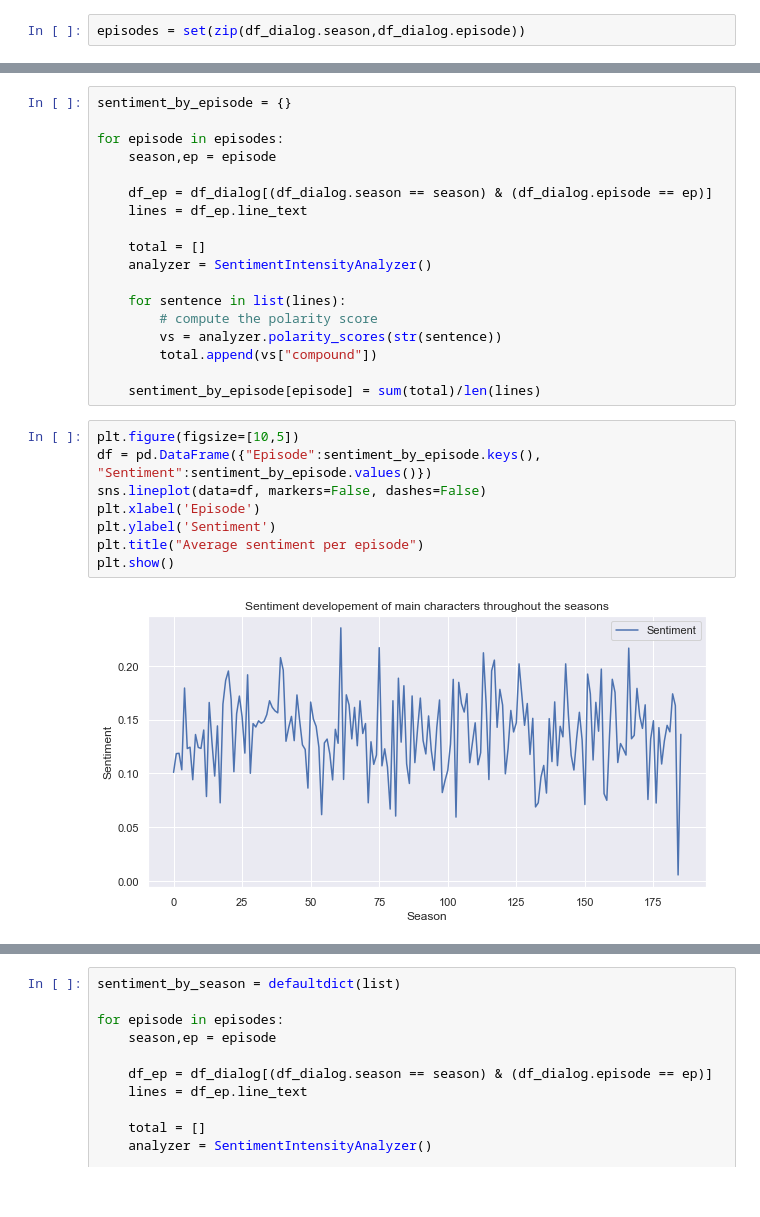
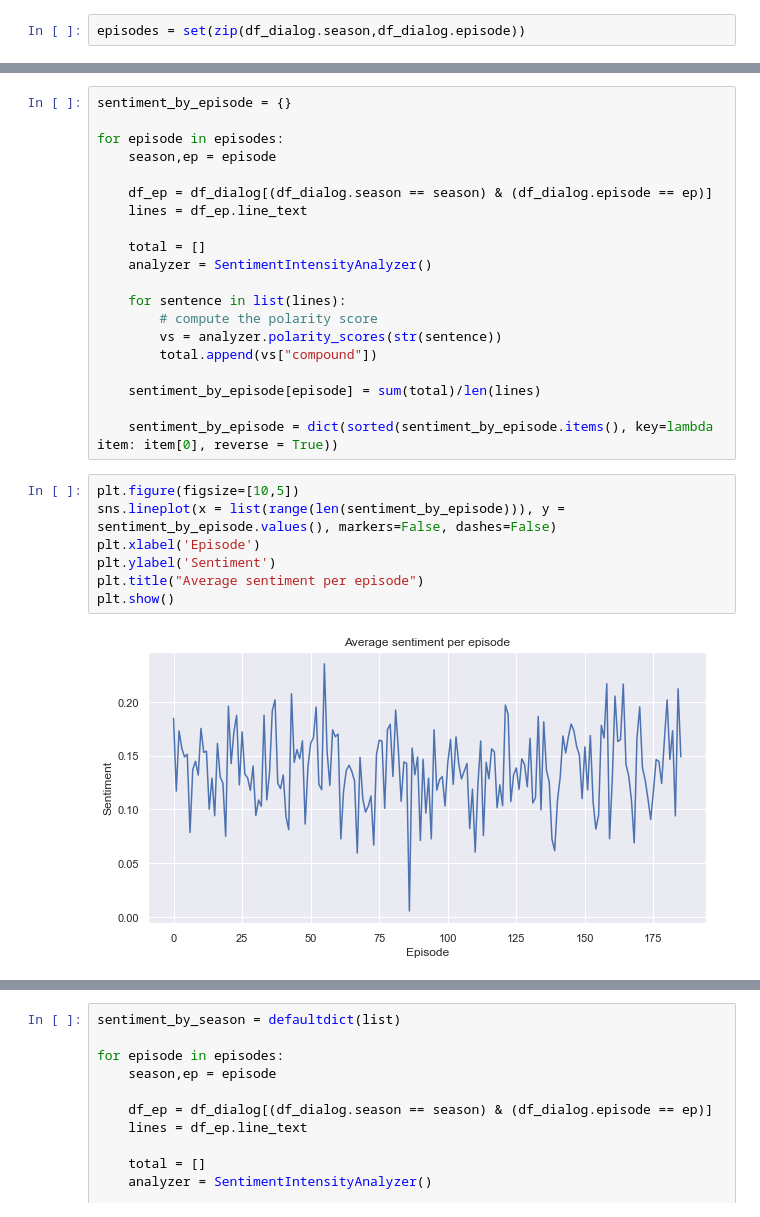
Before and after one commit to nklingen/SocialGraphsProject, a Jupyter notebook: Sentiment_analysis.ipynb, the cells around one changed output, grey strips where cells are left out. Drawn from its saved outputs; the diff is of its cells as text.

```diff
--- a/Sentiment_analysis.ipynb
+++ b/Sentiment_analysis.ipynb
@@ -330,14 +328,15 @@ for episode in episodes:
         total.append(vs["compound"])
 
     sentiment_by_episode[episode] = sum(total)/len(lines)
+
+    sentiment_by_episode = dict(sorted(sentiment_by_episode.items(), key=lambda item: item[0], reverse = True))
 # %%
 plt.figure(figsize=[10,5])
-df = pd.DataFrame({"Episode":sentiment_by_episode.keys(), "Sentiment":sentiment_by_episode.values()})
-sns.lineplot(data=df, markers=False, dashes=False)
+sns.lineplot(x = list(range(len(sentiment_by_episode))), y = sentiment_by_episode.values(), markers=False, dashes=False)
 plt.xlabel('Episode')
 plt.ylabel('Sentiment')
 plt.title("Average sentiment per episode")
 plt.show()
 # %% [output]
-[figure, old version]
+[figure, new version]
 # %%
```
Also changed, not shown: parts of 15 cells of this notebook.
